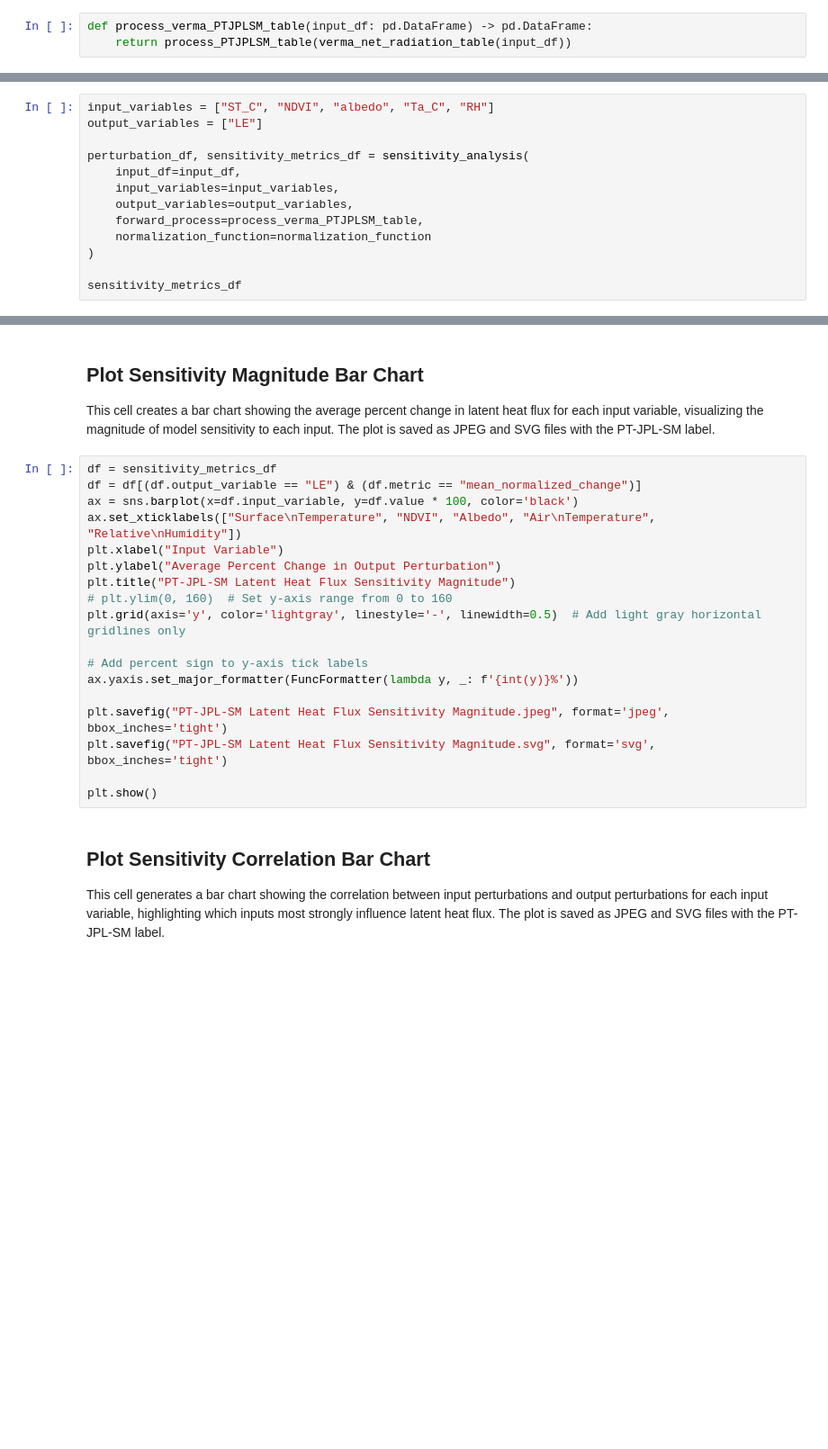
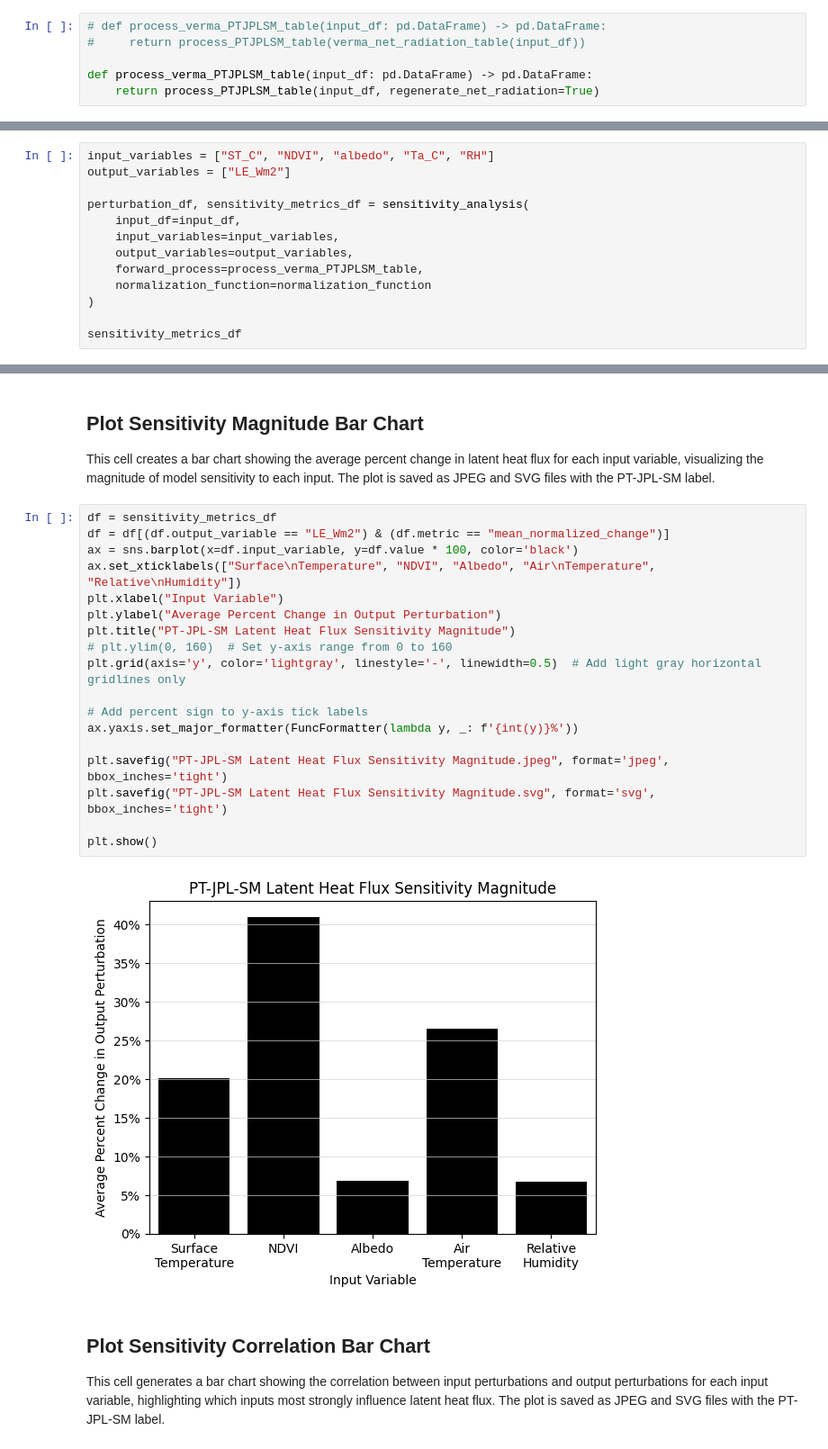
Before and after one commit to JPL-Evapotranspiration-Algorithms/PT-JPL-SM, a Jupyter notebook: notebooks/PTJPLSM Sensitivity with ECOv002 Cal-Val.ipynb, the cells around one changed output, grey strips where cells are left out. Shown at 90% size. Cells and saved outputs as stored; diff of their text form; blank space fills up the shorter version.

```diff
--- a/notebooks/PTJPLSM Sensitivity with ECOv002 Cal-Val.ipynb
+++ b/notebooks/PTJPLSM Sensitivity with ECOv002 Cal-Val.ipynb
@@ -64,8 +64,11 @@ np.float64(0.2331)
 
 This cell defines a helper function that processes the input DataFrame through the Verma net radiation calculation and then the PT-JPL-SM model. This function is used in later analysis steps.
 # %%
+# def process_verma_PTJPLSM_table(input_df: pd.DataFrame) -> pd.DataFrame:
+#     return process_PTJPLSM_table(verma_net_radiation_table(input_df))
+
 def process_verma_PTJPLSM_table(input_df: pd.DataFrame) -> pd.DataFrame:
-    return process_PTJPLSM_table(verma_net_radiation_table(input_df))
+    return process_PTJPLSM_table(input_df, regenerate_net_radiation=True)
 # %% [markdown]
 ## Process Input Data Through Model
 
@@ -231,7 +258,7 @@ correlation
 This cell performs a comprehensive sensitivity analysis by perturbing several input variables (surface temperature, NDVI, albedo, air temperature, relative humidity) and measuring their effect on latent heat flux. The results are summarized in a DataFrame.
 # %%
 input_variables = ["ST_C", "NDVI", "albedo", "Ta_C", "RH"]
-output_variables = ["LE"]
+output_variables = ["LE_Wm2"]
 
 perturbation_df, sensitivity_metrics_df = sensitivity_analysis(
     input_df=input_df,
@@ -248,22 +343,24 @@ sensitivity_metrics_df
 This cell creates a bar chart showing the average percent change in latent heat flux for each input variable, visualizing the magnitude of model sensitivity to each input. The plot is saved as JPEG and SVG files with the PT-JPL-SM label.
 # %%
 df = sensitivity_metrics_df
-df = df[(df.output_variable == "LE") & (df.metric == "mean_normalized_change")]
+df = df[(df.output_variable == "LE_Wm2") & (df.metric == "mean_normalized_change")]
 ax = sns.barplot(x=df.input_variable, y=df.value * 100, color='black')
 ax.set_xticklabels(["Surface\nTemperature", "NDVI", "Albedo", "Air\nTemperature", "Relative\nHumidity"])
 plt.xlabel("Input Variable")
 plt.ylabel("Average Percent Change in Output Perturbation")
 plt.title("PT-JPL-SM Latent Heat Flux Sensitivity Magnitude")
 # plt.ylim(0, 160)  # Set y-axis range from 0 to 160
 plt.grid(axis='y', color='lightgray', linestyle='-', linewidth=0.5)  # Add light gray horizontal gridlines only
 
 # Add percent sign to y-axis tick labels
 ax.yaxis.set_major_formatter(FuncFormatter(lambda y, _: f'{int(y)}%'))
 
 plt.savefig("PT-JPL-SM Latent Heat Flux Sensitivity Magnitude.jpeg", format='jpeg', bbox_inches='tight')
 plt.savefig("PT-JPL-SM Latent Heat Flux Sensitivity Magnitude.svg", format='svg', bbox_inches='tight')
 
 plt.show()
+# %% [output]
+[figure, added]
 # %% [markdown]
 ## Plot Sensitivity Correlation Bar Chart
 
```
Also changed, not shown: parts of 7 cells of this notebook, 14 other files.
